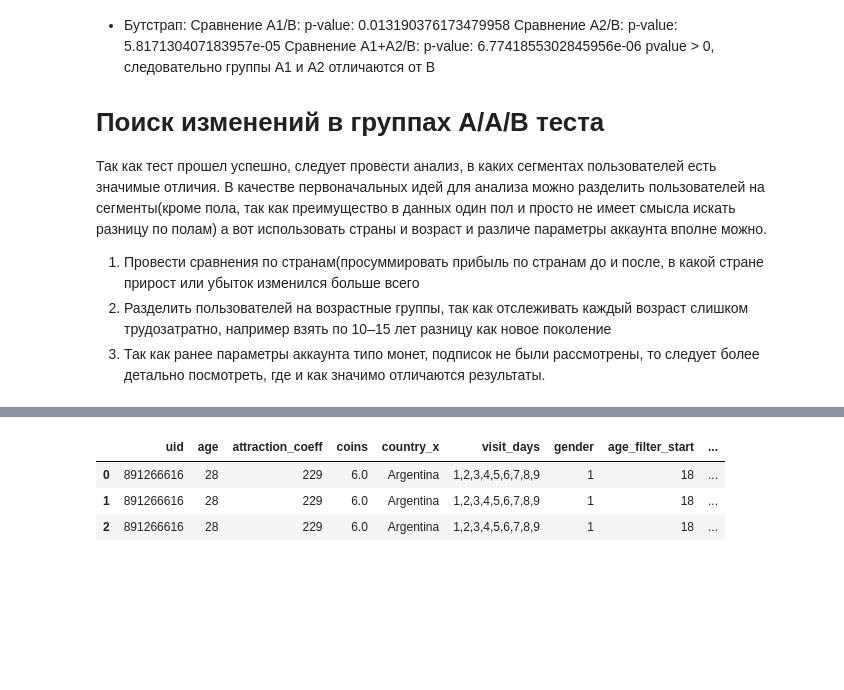
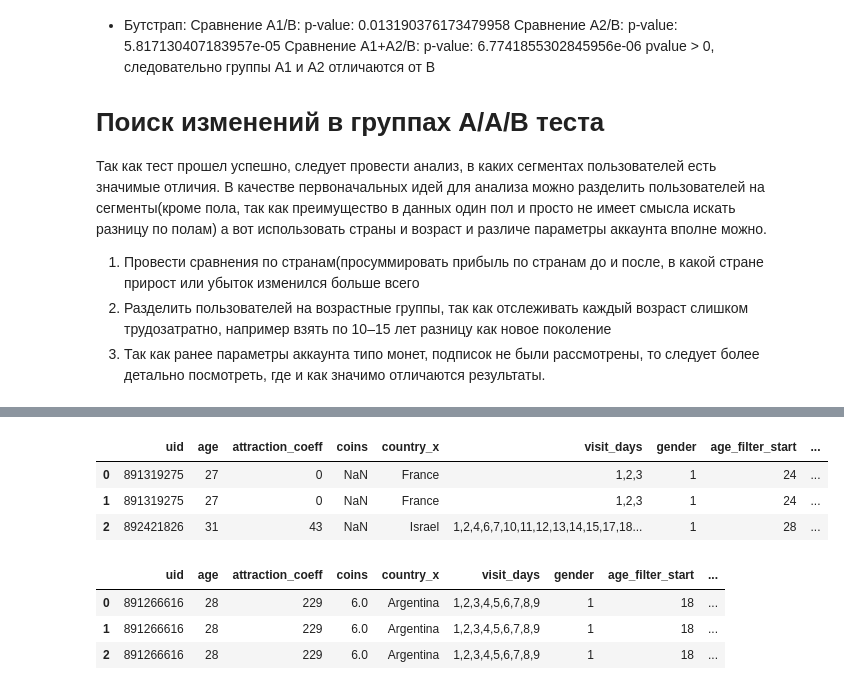
Before and after one commit to hawk20434/AAB-TEST, a Jupyter notebook: LyginMV.ipynb, the cells around one changed output, grey strips where cells are left out. Saved outputs shown, nothing was run; the diff lists cells and outputs as text; code cells hidden in the pictures; blank space fills up the shorter version.

```diff
--- a/LyginMV.ipynb
+++ b/LyginMV.ipynb
@@ -972,6 +981,13 @@ B_frame.head(3)
 | 0 | 891345942 | 52 | 209 | NaN | Italy | 1,2,3,4,5,6,8,10 | 1 | 49 | ... |
 | 1 | 892054251 | 37 | 390 | NaN | United States of America | 1,2,3,4,6,7 | 1 | 34 | ... |
 | 2 | 892236423 | 23 | 262 | 378.0 | United States of America | 1,2,3,4,5,6,7,8,9,10,11,12,13,14,... | 1 | 19 | ... |
+# %%
+A1_frame.head(3)
+# %% [output]
+|  | uid | age | attraction_coeff | coins | country_x | visit_days | gender | age_filter_start | ... |
+| 0 | 891319275 | 27 | 0 | NaN | France | 1,2,3 | 1 | 24 | ... |
+| 1 | 891319275 | 27 | 0 | NaN | France | 1,2,3 | 1 | 24 | ... |
+| 2 | 892421826 | 31 | 43 | NaN | Israel | 1,2,4,6,7,10,11,12,13,14,15,17,18... | 1 | 28 | ... |
 # %%
 A2_frame.head(3)
 # %% [output]
```
Also changed, not shown: parts of 53 cells of this notebook.
